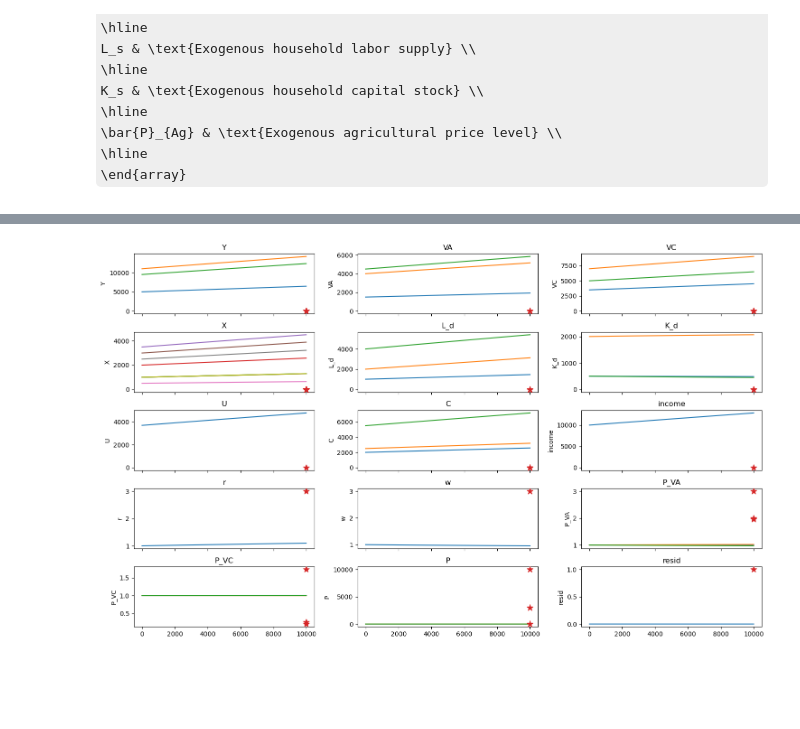
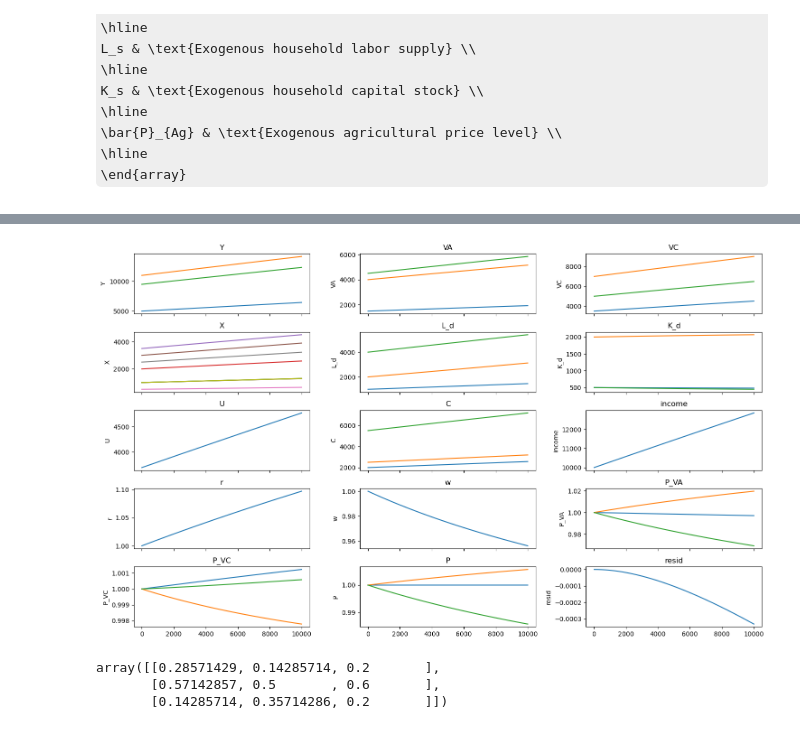
Before and after one commit to jessegrabowski/cge_modeling, a Jupyter notebook: notebooks/02 - Three Goods with CES Production.ipynb, the cells around one changed output, grey strips where cells are left out. Saved outputs shown, nothing was run; the diff lists cells and outputs as text; code cells hidden in the pictures; some formulas as TeX source; blank space fills up the shorter version.

```diff
--- a/notebooks/02 - Three Goods with CES Production.ipynb
+++ b/notebooks/02 - Three Goods with CES Production.ipynb
@@ -16,0 +59,2 @@ from cge_modeling.pytensorf.compile import (
+# %%
+X = np.array([[1, 2, 3], [4, 5, 6], [7, 8, 9]])
@@ -120,7 +168,7 @@ equations = [
     # Value chain bundle
     Equation(
         "Sector <dim:i> production of intermediate goods bundle",
-        "VC * P_VC = (P[:, None] * X).sum(axis=0).ravel()",
+        "VC[None] * P_VC[None] = (P[:, None] * X).sum(axis=0).ravel()",
     ),
     Equation("Sector <dim:i> demand for sector <dim:j> intermediate input", "X = psi_X * VC[None]"),
     # Value add bundle
@@ -136,6 +184,12 @@ equations = [
         "Sector <dim:i> demand for labor",
         "L_d = VA / A * ((1 - alpha) * A * P_VA / w) ** phi_VA",
     ),
+    # Level 2 - Capital Energy Bundle Production by sector i
+    ## CES Production
+    ## Factor Demands
+    # Level 3 - Energy type Bundle Production by sector i
+    ## Brown sector
+    ## Green sector
     # # Household Equations
     Equation("Household income", "income = w * L_s + r * K_s"),
     Equation("Household utility", "U = (C**gamma).prod()"),
@@ -147,9 +201,10 @@ equations = [
     Equation("Numeraire", "P[0] = P_Ag_bar"),
 ]
 # %%
-sectors = ["Ag", "Ind", "Serv"]
+sectors = ["Ag", "Ind", "Serv", "Electricity", "Brown Energy", "Green Energy"]
+
 n_sectors = len(sectors)
-coords = {"i": sectors, "j": sectors}
+coords = {"i": sectors, "j": sectors, "k": energy_sectors}
 
 mod = CGEModel(
     variables=variable_info,
@@ -383,14 +461,20 @@ Array([-2.82658946e+00,  6.84752261e+03,  2.09947919e+03, -1.27024352e+03,
 # %%
 fig, ax = plt.subplots(5, 3, figsize=(15, 9), sharex=True)
 for i, (axis, var) in enumerate(zip(fig.axes, mod.variable_names)):
     data = idata.variables[var]
     if data.ndim > 2:
         data = data.stack(pair=["i", "j"])
     data.plot.line(x="step", ax=axis, add_legend=False)
     axis.set(title=var, xlabel=None)
 
-    scatter_grid = np.full(int(np.prod(res_d[var].shape)), idata.variables.coords["step"].max())
-    axis.scatter(scatter_grid, res_d[var].ravel(), marker="*", color="tab:red", zorder=10, s=100)
+#     scatter_grid = np.full(int(np.prod(res_d[var].shape)), idata.variables.coords["step"].max())
+#     axis.scatter(scatter_grid, res_d[var].ravel(), marker="*", color="tab:red", zorder=10, s=100)
 fig.tight_layout()
 # %% [output]
-[figure, old version]
+[figure, new version]
+# %%
+calibrated_data["psi_X"]
+# %% [output]
+array([[0.28571429, 0.14285714, 0.2       ],
+       [0.57142857, 0.5       , 0.6       ],
+       [0.14285714, 0.35714286, 0.2       ]])
```
Also changed, not shown: parts of 12 cells of this notebook, 5 other files.
